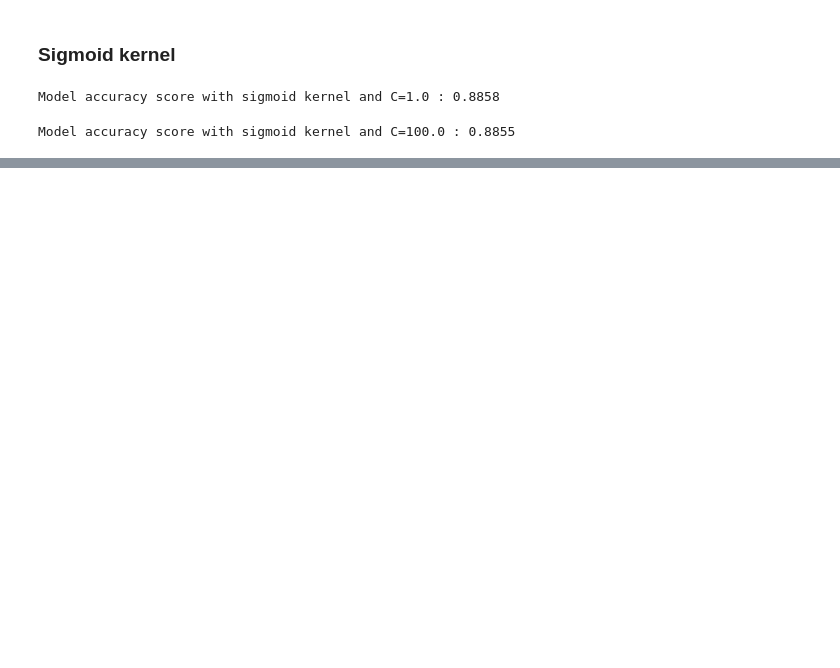
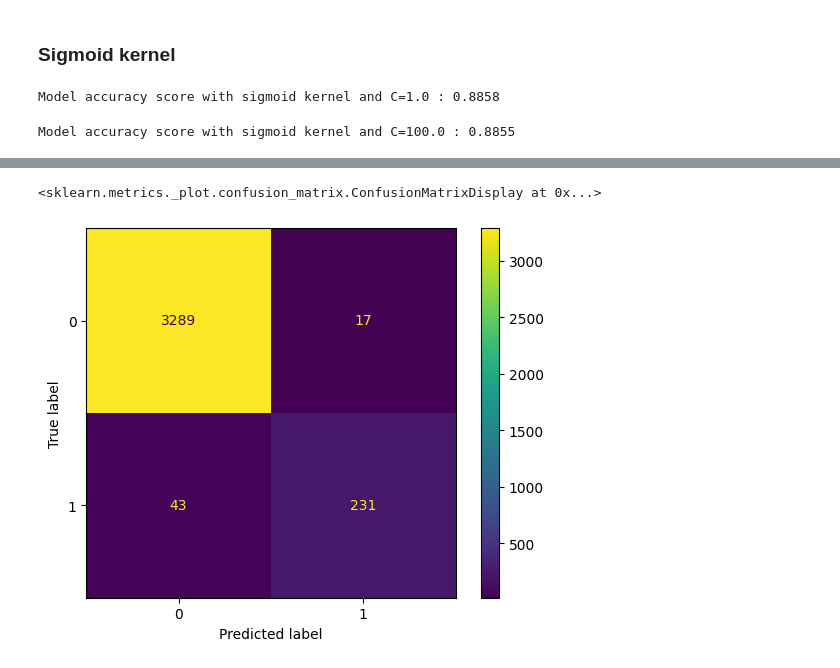
Before and after one commit to calbertiboms/INDE_577, a Jupyter notebook: Supervised Machine Learning/Support Vector Machine/Support Vector Machine.ipynb, the cells around one changed output, grey strips where cells are left out. Saved outputs shown, nothing was run; the diff lists cells and outputs as text; code cells hidden in the pictures; blank space fills up the shorter version.

```diff
--- a/Supervised Machine Learning/Support Vector Machine/Support Vector Machine.ipynb
+++ b/Supervised Machine Learning/Support Vector Machine/Support Vector Machine.ipynb
@@ -342,15 +284,3 @@ y_pred=linear_svc100.predict(X_test)
 print('Model accuracy score with linear kernel and C=100.0 : {0:0.4f}'. format(accuracy_score(y_test, y_pred)))
 # %% [output]
 Model accuracy score with linear kernel and C=100.0 : 0.9832
-# %%
-# Classifier with linear kernel and C=1000.0
-linear_svc1000=SVC(kernel='linear', C=1000.0)
-
-# Fit classifier to training set
-linear_svc1000.fit(X_train, y_train)
-
-# Make predictions on test set
-y_pred=linear_svc1000.predict(X_test)
-
-# Compute and print accuracy score
-print('Model accuracy score with linear kernel and C=1000.0 : {0:0.4f}'. format(accuracy_score(y_test, y_pred)))
@@ -422,0 +351,15 @@ The sigmoid kernel is performs poorly compared to the others.
+# %%
+# Classifier with linear kernel and C=100.0
+linear_svc100=SVC(kernel='linear', C=100.0)
+
+# Fit classifier to training set
+linear_svc100.fit(X_train, y_train)
+
+# Make predictions on test set
+y_pred=linear_svc100.predict(X_test)
+
+# Compute and print accuracy score
+print('Model accuracy score with linear kernel and C=100.0 : {0:0.4f}'. format(accuracy_score(y_test, y_pred)))
+
+# Generate classification report
+print(classification_report(y_test, y_pred))
@@ -422,0 +376,7 @@ The sigmoid kernel is performs poorly compared to the others.
+# %%
+# Generate and visualize confusion matrix
+cm = confusion_matrix(y_test, y_pred)
+ConfusionMatrixDisplay(confusion_matrix=cm).plot()
+# %% [output]
+<sklearn.metrics._plot.confusion_matrix.ConfusionMatrixDisplay at 0x...>
+[figure, added]
```
Also changed, not shown: parts of 9 cells of this notebook.
